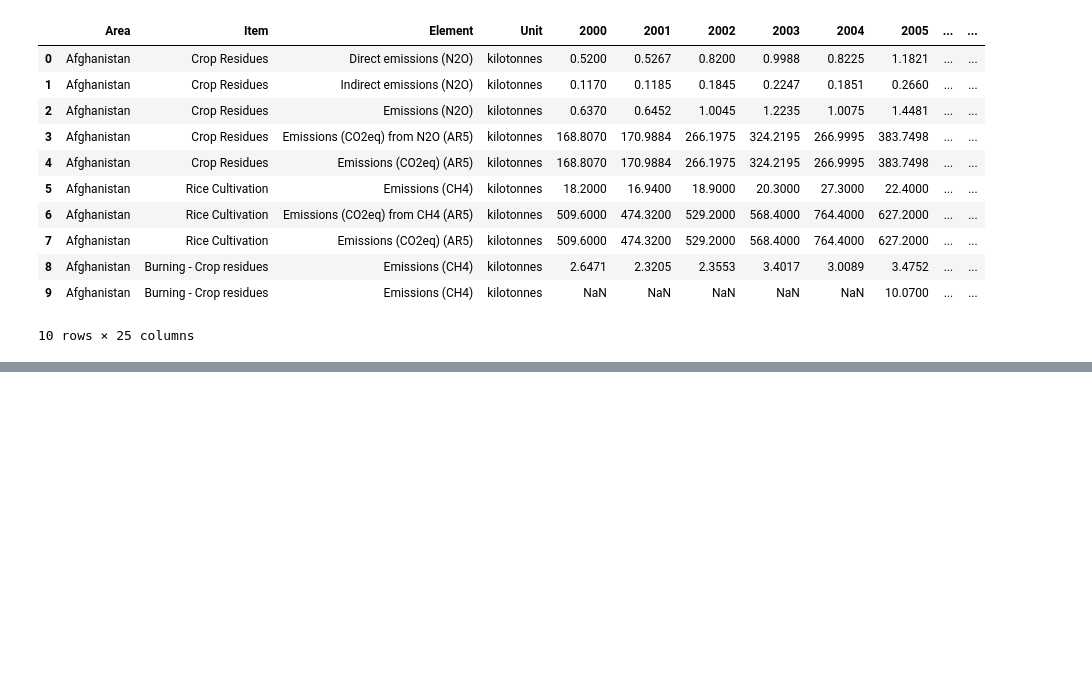
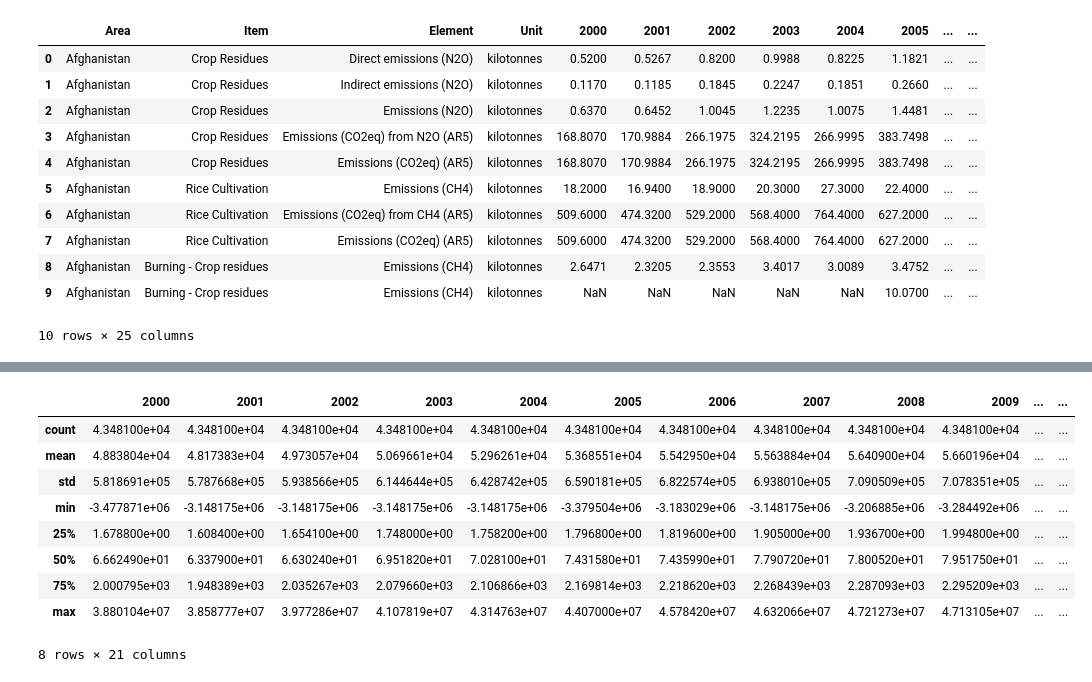
Before and after one commit to ashleyrabanales/rabanales_ML, a Jupyter notebook: Homework/midterm.ipynb, the cells around one changed output, grey strips where cells are left out. Cells and saved outputs as stored; diff of their text form; code cells hidden in the pictures; blank space fills up the shorter version.

```diff
--- a/Homework/midterm.ipynb
+++ b/Homework/midterm.ipynb
@@ -24,0 +101,14 @@ df.head(10)
+# %%
+#description of int variables
+df.describe()
+# %% [output]
+|  | 2000 | 2001 | 2002 | 2003 | 2004 | 2005 | 2006 | 2007 | 2008 | 2009 | ... | ... |
+| count | 4.348100e+04 | 4.348100e+04 | 4.348100e+04 | 4.348100e+04 | 4.348100e+04 | 4.348100e+04 | 4.348100e+04 | 4.348100e+04 | 4.348100e+04 | 4.348100e+04 | ... | ... |
+| mean | 4.883804e+04 | 4.817383e+04 | 4.973057e+04 | 5.069661e+04 | 5.296261e+04 | 5.368551e+04 | 5.542950e+04 | 5.563884e+04 | 5.640900e+04 | 5.660196e+04 | ... | ... |
+| std | 5.818691e+05 | 5.787668e+05 | 5.938566e+05 | 6.144644e+05 | 6.428742e+05 | 6.590181e+05 | 6.822574e+05 | 6.938010e+05 | 7.090509e+05 | 7.078351e+05 | ... | ... |
+| min | -3.477871e+06 | -3.148175e+06 | -3.148175e+06 | -3.148175e+06 | -3.148175e+06 | -3.379504e+06 | -3.183029e+06 | -3.148175e+06 | -3.206885e+06 | -3.284492e+06 | ... | ... |
+| 25% | 1.678800e+00 | 1.608400e+00 | 1.654100e+00 | 1.748000e+00 | 1.758200e+00 | 1.796800e+00 | 1.819600e+00 | 1.905000e+00 | 1.936700e+00 | 1.994800e+00 | ... | ... |
+| 50% | 6.662490e+01 | 6.337900e+01 | 6.630240e+01 | 6.951820e+01 | 7.028100e+01 | 7.431580e+01 | 7.435990e+01 | 7.790720e+01 | 7.800520e+01 | 7.951750e+01 | ... | ... |
+| 75% | 2.000795e+03 | 1.948389e+03 | 2.035267e+03 | 2.079660e+03 | 2.106866e+03 | 2.169814e+03 | 2.218620e+03 | 2.268439e+03 | 2.287093e+03 | 2.295209e+03 | ... | ... |
+| max | 3.880104e+07 | 3.858777e+07 | 3.977286e+07 | 4.107819e+07 | 4.314763e+07 | 4.407000e+07 | 4.578420e+07 | 4.632066e+07 | 4.721273e+07 | 4.713105e+07 | ... | ... |
+8 rows × 21 columns
```
Also changed, not shown: parts of 14 cells of this notebook, 2 other files.
